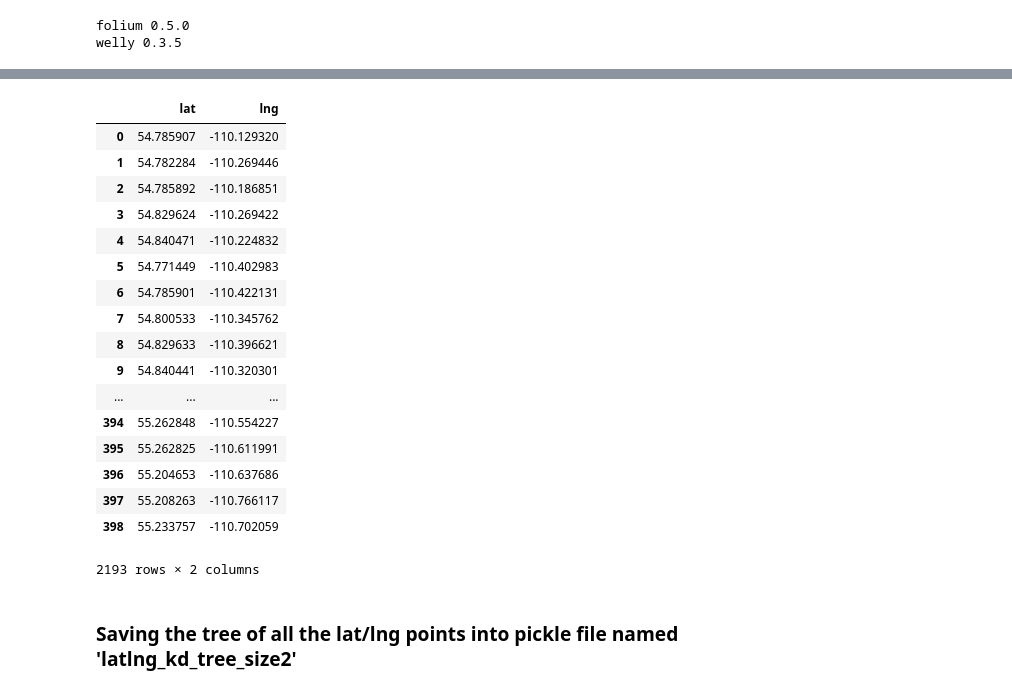
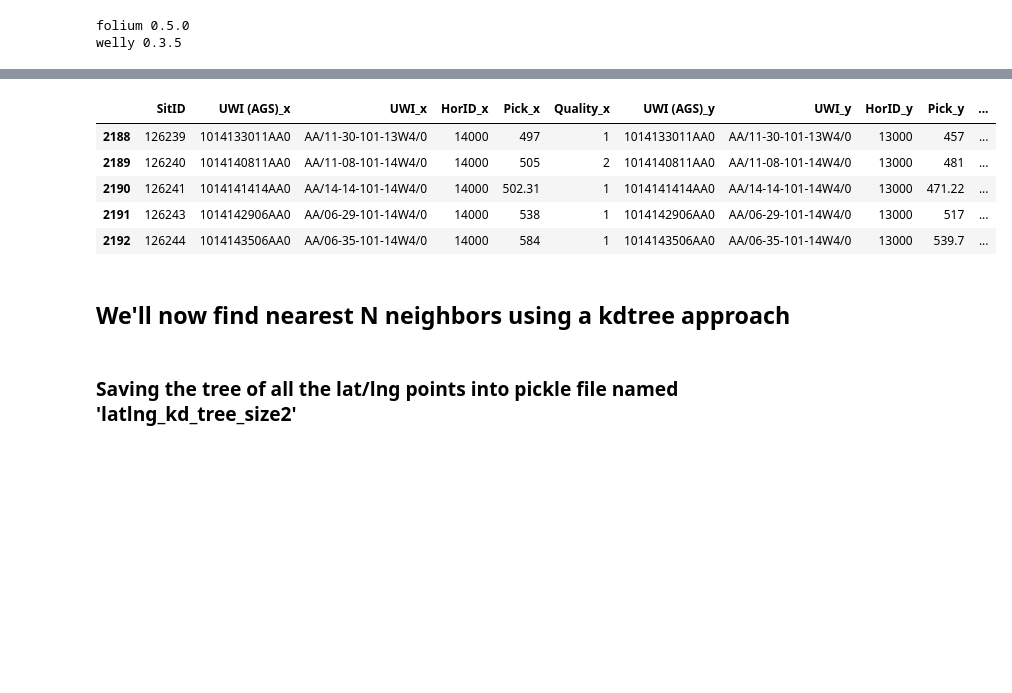
Before and after one commit to JustinGOSSES/MannvilleGroup_Strat_Hackathon, a Jupyter notebook: notebooks_2018/modular_redo/WellsKNN/wellKNN_wKDtree-Post092018_vC.ipynb, the cells around one changed output, grey strips where cells are left out. Saved outputs shown, nothing was run; the diff lists cells and outputs as text; code cells hidden in the pictures; blank space fills up the shorter version.

```diff
--- a/notebooks_2018/modular_redo/WellsKNN/wellKNN_wKDtree-Post092018_vC.ipynb
+++ b/notebooks_2018/modular_redo/WellsKNN/wellKNN_wKDtree-Post092018_vC.ipynb
@@ -69,0 +73,11 @@ df_new.head()
+# %%
+####old verbage
+# picks_new=picks[picks['HorID']==13000]
+# picks_paleoz=picks[picks['HorID']==14000]
+
+#### top pick code we are going to predict
+picks_targetTop=picks[picks['HorID']==13000]
+#### base pick code we are going to assume we have
+picks_targetBase=picks[picks['HorID']==14000]
+
+#### Note: these need to be in this order as we'll assume the second one will be written as 'HorID_x' by pandas as two columns can't have the same name
@@ -69,0 +86,8 @@ df_new.head()
+# %%
+
+
+df_new = pd.merge(wells, picks_targetTop, on='SitID')
+df_paleoz = pd.merge(wells, picks_targetBase, on='SitID')
+df_gis = pd.merge(df_paleoz, gis, on='SitID')
+df_new=pd.merge(df_gis, df_new, on='SitID')
+df_new.head()
@@ -69,0 +101,9 @@ df_new.head()
+# %%
+df_new.tail()
+# %% [output]
+|  | SitID | UWI (AGS)_x | UWI_x | HorID_x | Pick_x | Quality_x | UWI (AGS)_y | UWI_y | HorID_y | Pick_y | ... |
+| 2188 | 126239 | 1014133011AA0 | AA/11-30-101-13W4/0 | 14000 | 497 | 1 | 1014133011AA0 | AA/11-30-101-13W4/0 | 13000 | 457 | ... |
+| 2189 | 126240 | 1014140811AA0 | AA/11-08-101-14W4/0 | 14000 | 505 | 2 | 1014140811AA0 | AA/11-08-101-14W4/0 | 13000 | 481 | ... |
+| 2190 | 126241 | 1014141414AA0 | AA/14-14-101-14W4/0 | 14000 | 502.31 | 1 | 1014141414AA0 | AA/14-14-101-14W4/0 | 13000 | 471.22 | ... |
+| 2191 | 126243 | 1014142906AA0 | AA/06-29-101-14W4/0 | 14000 | 538 | 1 | 1014142906AA0 | AA/06-29-101-14W4/0 | 13000 | 517 | ... |
+| 2192 | 126244 | 1014143506AA0 | AA/06-35-101-14W4/0 | 14000 | 584 | 1 | 1014143506AA0 | AA/06-35-101-14W4/0 | 13000 | 539.7 | ... |
@@ -70,26 +119,7 @@ df_new.head()
+# %% [markdown]
+## We'll now find nearest N neighbors using a kdtree approach
 # %%
 position = df_new[['lat','lng']]
-# %%
-position
-# %% [output]
-|  | lat | lng |
-| 0 | 54.785907 | -110.129320 |
-| 1 | 54.782284 | -110.269446 |
-| 2 | 54.785892 | -110.186851 |
-| 3 | 54.829624 | -110.269422 |
-| 4 | 54.840471 | -110.224832 |
-| 5 | 54.771449 | -110.402983 |
-| 6 | 54.785901 | -110.422131 |
-| 7 | 54.800533 | -110.345762 |
-| 8 | 54.829633 | -110.396621 |
-| 9 | 54.840441 | -110.320301 |
-| ... | ... | ... |
-| 394 | 55.262848 | -110.554227 |
-| 395 | 55.262825 | -110.611991 |
-| 396 | 55.204653 | -110.637686 |
-| 397 | 55.208263 | -110.766117 |
-| 398 | 55.233757 | -110.702059 |
-2193 rows × 2 columns
 # %%
 tree = neighbors.KDTree(position, leaf_size=2)
 # %% [markdown]
```
Also changed, not shown: parts of 20 cells of this notebook, 3 other files.
